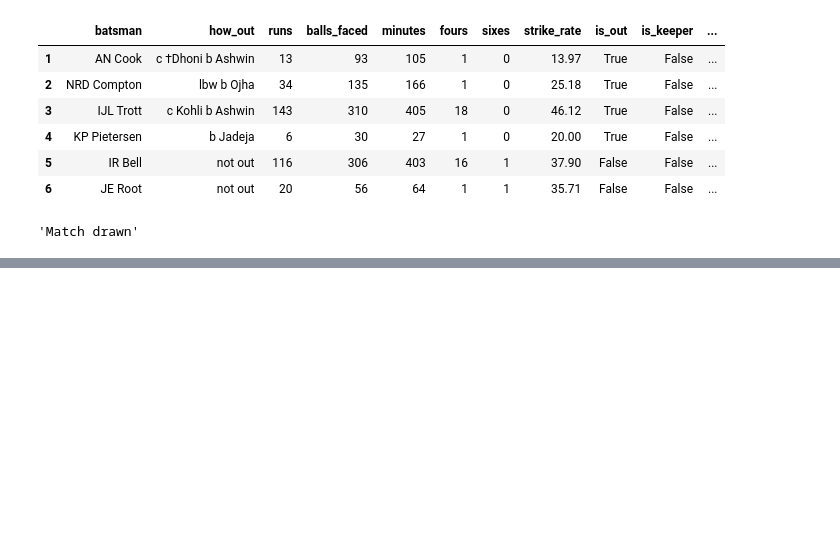
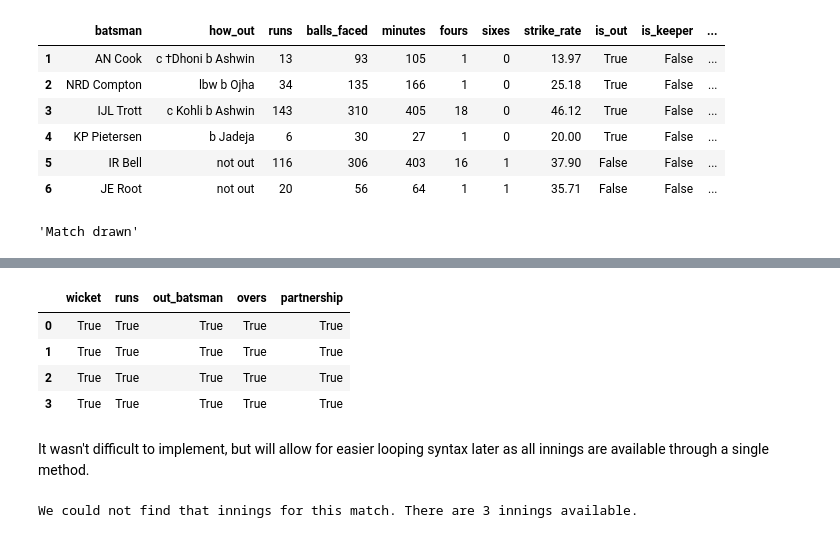
Before and after one commit to willcanniford/cricketer-analysis, a Jupyter notebook: match_class.ipynb, the cells around one changed output, grey strips where cells are left out. Saved outputs shown, nothing was run; the diff lists cells and outputs as text; code cells hidden in the pictures; blank space fills up the shorter version.

```diff
--- a/match_class.ipynb
+++ b/match_class.ipynb
@@ -116,0 +137,14 @@ match.result
+# %%
+match.select_innings(3).fall_of_wickets() == match.third_innings().fall_of_wickets()
+# %% [output]
+|  | wicket | runs | out_batsman | overs | partnership |
+| 0 | True | True | True | True | True |
+| 1 | True | True | True | True | True |
+| 2 | True | True | True | True | True |
+| 3 | True | True | True | True | True |
+# %% [markdown]
+It wasn't difficult to implement, but will allow for easier looping syntax later as all innings are available through a single method.
+# %%
+match.select_innings(4)
+# %% [output]
+We could not find that innings for this match. There are 3 innings available.
```
Also changed, not shown: parts of 2 cells of this notebook, 1 other file.
